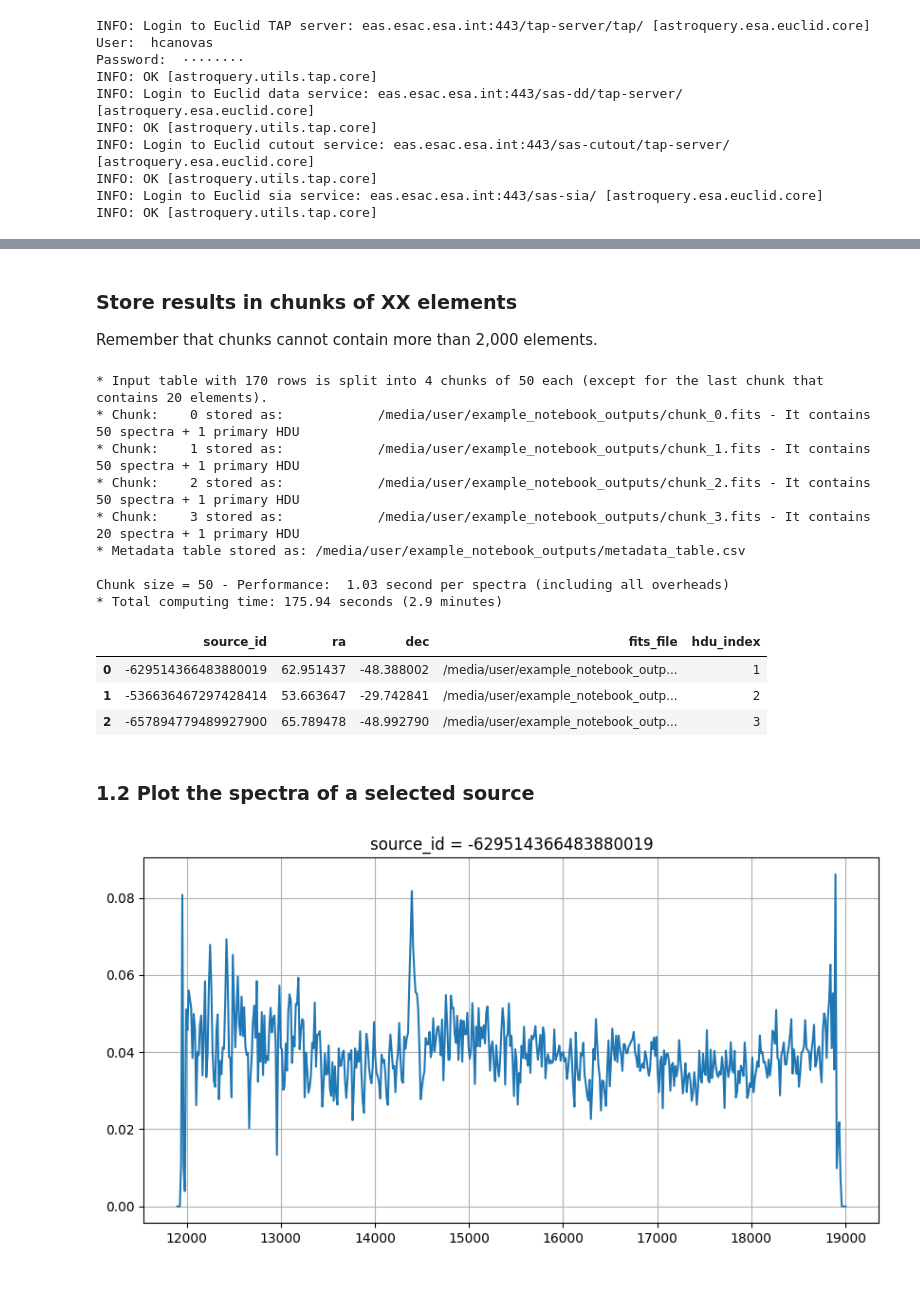
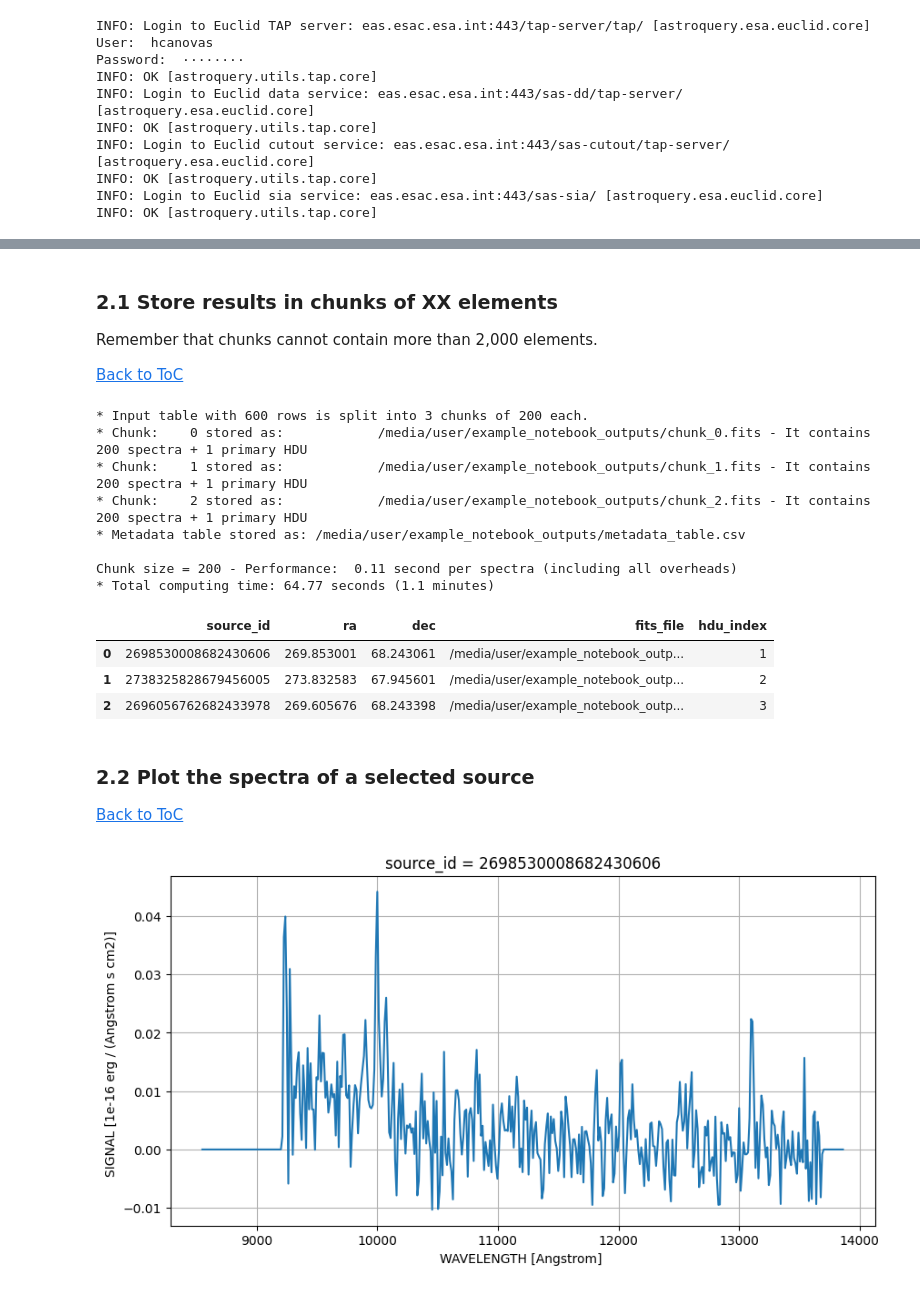
Before and after one commit to esa/euclid-jupyter-notebooks, a Jupyter notebook: DR1/Bulk_spectra_retrieval.ipynb, the cells around one changed output, grey strips where cells are left out. Drawn from its saved outputs; the diff is of its cells as text; code cells hidden in the pictures.

Commit message:
Updated notebooks with Table of contents
Table of contents added

```diff
--- a/DR1/Bulk_spectra_retrieval.ipynb
+++ b/DR1/Bulk_spectra_retrieval.ipynb
@@ -136,5 +146,5 @@ Reminder: the max. chunk size is 2000.
 # %%
-c_size    = 50  # Chunk  size.
+c_size    = 300  # Chunk  size.
 
 s_time    = time.time()
 chunks    = utils.make_chunks(res, c_size)
@@ -175,6 +189,8 @@ fig = plt.figure(figsize=[10,5])
 plt.title(f"source_id = {metadata['source_id'][indexes[0]]}")
 for spec in spec_list:
     plt.plot(spec['WAVELENGTH'], spec['SIGNAL'])
+    plt.xlabel(f"WAVELENGTH [{spec['WAVELENGTH'].unit}] ")
+    plt.ylabel(f"SIGNAL [{spec['SIGNAL'].unit}] ")
 
 plt.grid()
 plt.show()
@@ -187,5 +207,5 @@ Note: To ensure that this example is finished in less than a minute, the query o
 # %%
-top_val = 170
+top_val = 600
 query   = f"""SELECT TOP {top_val} mer.ellipticity, spec.*
 FROM {schema}.spectra_source_deep AS spec
 JOIN {schema}.mer_catalogue_deep_survey AS mer
@@ -210,9 +230,13 @@ Table length=3
 # %% [markdown]
-### Store results in chunks of XX elements
+<a id="sect2.1"></a>
+
+### 2.1 Store results in chunks of XX elements
 
 Remember that chunks cannot contain more than 2,000 elements.
+
+[Back to ToC](#ToC)
 # %%
-c_size    = 50  # Chunk  size.
+c_size    = 200  # Chunk  size.
 
 s_time    = time.time()
 chunks    = utils.make_chunks(res, c_size)
@@ -225,37 +249,41 @@ print(f'* Total computing time: {e_time:4.2f} seconds ({e_time/60.:3.1f} minutes
 
 display(metadata[0:3])
 # %% [output]
-* Input table with 170 rows is split into 4 chunks of 50 each (except for the last chunk that contains 20 elements).
-* Chunk:    0 stored as:            /media/user/example_notebook_outputs/chunk_0.fits - It contains 50 spectra + 1 primary HDU
-* Chunk:    1 stored as:            /media/user/example_notebook_outputs/chunk_1.fits - It contains 50 spectra + 1 primary HDU
-* Chunk:    2 stored as:            /media/user/example_notebook_outputs/chunk_2.fits - It contains 50 spectra + 1 primary HDU
-* Chunk:    3 stored as:            /media/user/example_notebook_outputs/chunk_3.fits - It contains 20 spectra + 1 primary HDU
+* Input table with 600 rows is split into 3 chunks of 200 each.
+* Chunk:    0 stored as:            /media/user/example_notebook_outputs/chunk_0.fits - It contains 200 spectra + 1 primary HDU
+* Chunk:    1 stored as:            /media/user/example_notebook_outputs/chunk_1.fits - It contains 200 spectra + 1 primary HDU
+* Chunk:    2 stored as:            /media/user/example_notebook_outputs/chunk_2.fits - It contains 200 spectra + 1 primary HDU
 * Metadata table stored as: /media/user/example_notebook_outputs/metadata_table.csv
 
-Chunk size = 50 - Performance:  1.03 second per spectra (including all overheads)
-* Total computing time: 175.94 seconds (2.9 minutes)
+Chunk size = 200 - Performance:  0.11 second per spectra (including all overheads)
+* Total computing time: 64.77 seconds (1.1 minutes)
 |  | source_id | ra | dec | fits_file | hdu_index |
-| 0 | -629514366483880019 | 62.951437 | -48.388002 | /media/user/example_notebook_outp... | 1 |
-| 1 | -536636467297428414 | 53.663647 | -29.742841 | /media/user/example_notebook_outp... | 2 |
-| 2 | -657894779489927900 | 65.789478 | -48.992790 | /media/user/example_notebook_outp... | 3 |
+| 0 | 2698530008682430606 | 269.853001 | 68.243061 | /media/user/example_notebook_outp... | 1 |
+| 1 | 2738325828679456005 | 273.832583 | 67.945601 | /media/user/example_notebook_outp... | 2 |
+| 2 | 2696056762682433978 | 269.605676 | 68.243398 | /media/user/example_notebook_outp... | 3 |
 # %% [markdown]
-### 1.2 Plot the spectra of a selected source
+<a id="sect2.2"></a>
+
+### 2.2 Plot the spectra of a selected source
+
+[Back to ToC](#ToC)
 # %%
 source_id = metadata['source_id'][0]         # Selecting first source_id in metadata table.
 indexes   = metadata.loc[metadata['source_id'] == source_id, :].index
 
 spec_list = []
 for index in indexes:
     fits_file = metadata['fits_file'][index]
     hdu       = metadata['hdu_index'][index]
     spec_list.append(Table.read(fits_file, hdu))
 
 fig = plt.figure(figsize=[10,5])
 plt.title(f"source_id = {metadata['source_id'][indexes[0]]}")
 for spec in spec_list:
     plt.plot(spec['WAVELENGTH'], spec['SIGNAL'])
-
+    plt.xlabel(f"WAVELENGTH [{spec['WAVELENGTH'].unit}] ")
+    plt.ylabel(f"SIGNAL [{spec['SIGNAL'].unit}] ")
 plt.grid()
 plt.show()
 # %% [output]
-[figure, old version]
+[figure, new version]
```
Also changed, not shown: parts of 10 cells of this notebook, 10 other files.
